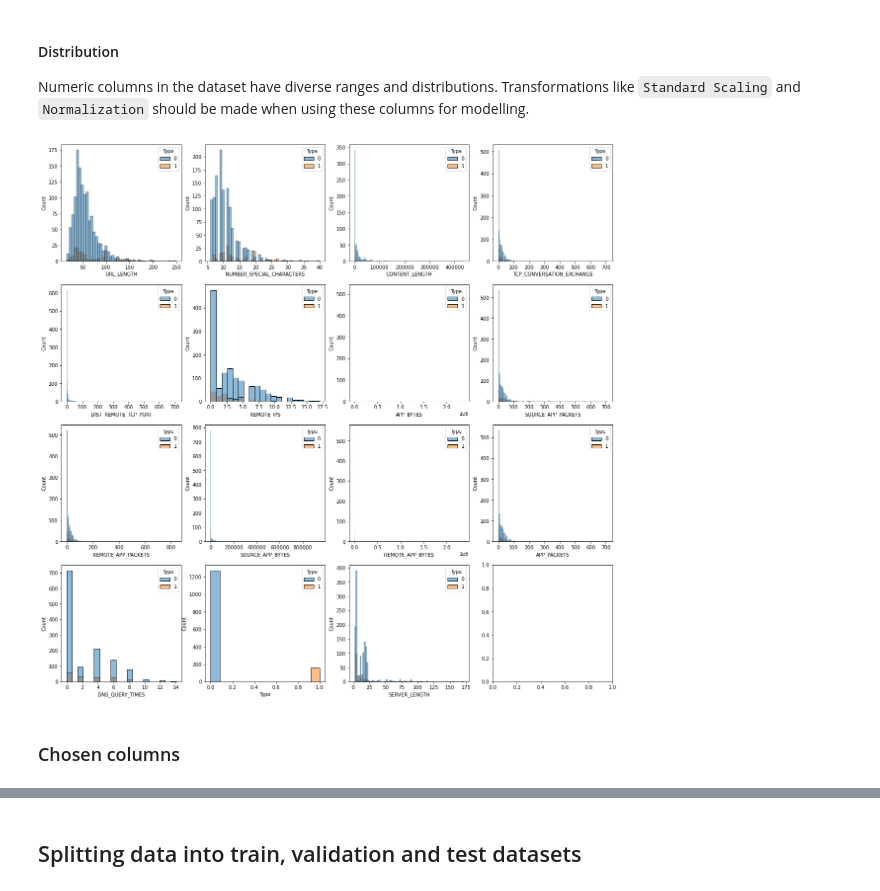
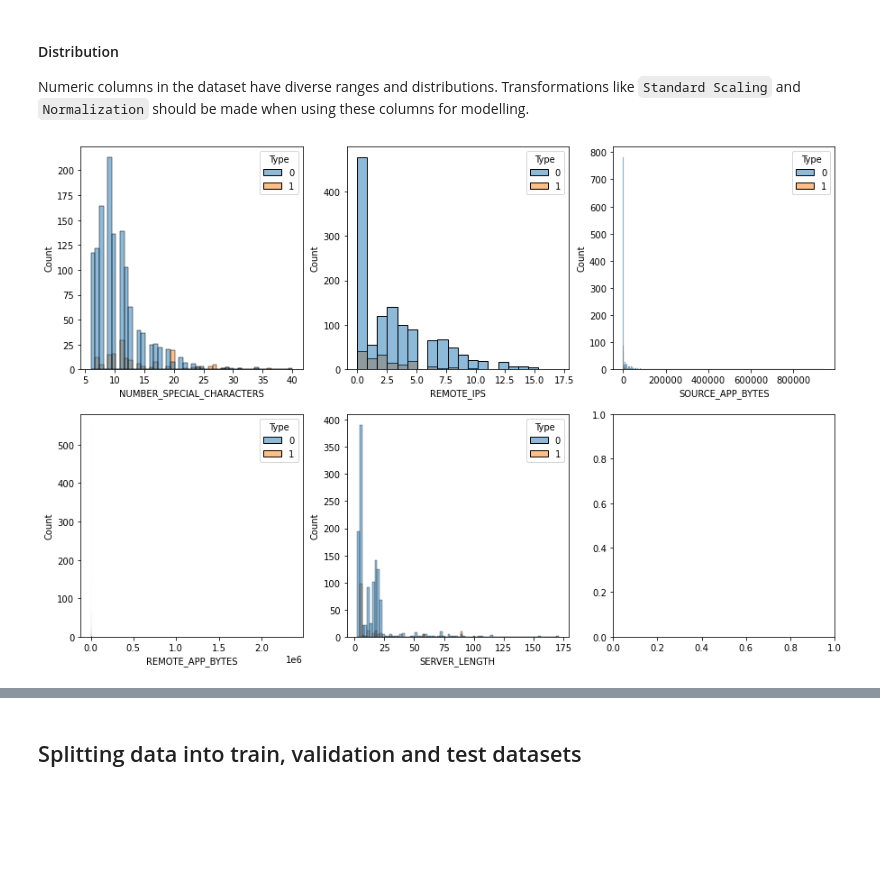
Before and after one commit to Jonkil/ML-project-2021-ESIEE, a Jupyter notebook: notebook_2.ipynb, the cells around one changed output, grey strips where cells are left out. Saved outputs shown, nothing was run; the diff lists cells and outputs as text; code cells hidden in the pictures; blank space fills up the shorter version.

Commit message:
finished choosing columns

```diff
--- a/notebook_2.ipynb
+++ b/notebook_2.ipynb
@@ -523 +539,3 @@ Setting some upper bound on correlation between features can be a good idea. If
+# %%
+usable_numeric_columns = ['NUMBER_SPECIAL_CHARACTERS', 'REMOTE_IPS', 'SOURCE_APP_BYTES', 'REMOTE_APP_BYTES', 'SERVER_LENGTH']
 # %%
@@ -547,12 +545,10 @@ idx_non_correlated_columns=(df_train[numeric_columns].corr().round(2).abs()< 0.4
 
 Numeric columns in the dataset have diverse ranges and distributions. Transformations like `Standard Scaling` and `Normalization` should be made when using these columns for modelling.
 # %%
-fig, ax = plt.subplots(4,4, figsize=(20,20))
+fig, ax = plt.subplots(2,3, figsize=(15, 10))
 ax = ax.flatten()
 
-for i, col in enumerate(numeric_columns):
+for i, col in enumerate(usable_numeric_columns):
     sns.histplot(df_train, x=col, hue='Type', ax=ax[i])
 # %% [output]
-[figure, old version]
+[figure, new version]
-# %% [markdown]
-### Chosen columns
```
Also changed, not shown: parts of 25 cells of this notebook.
